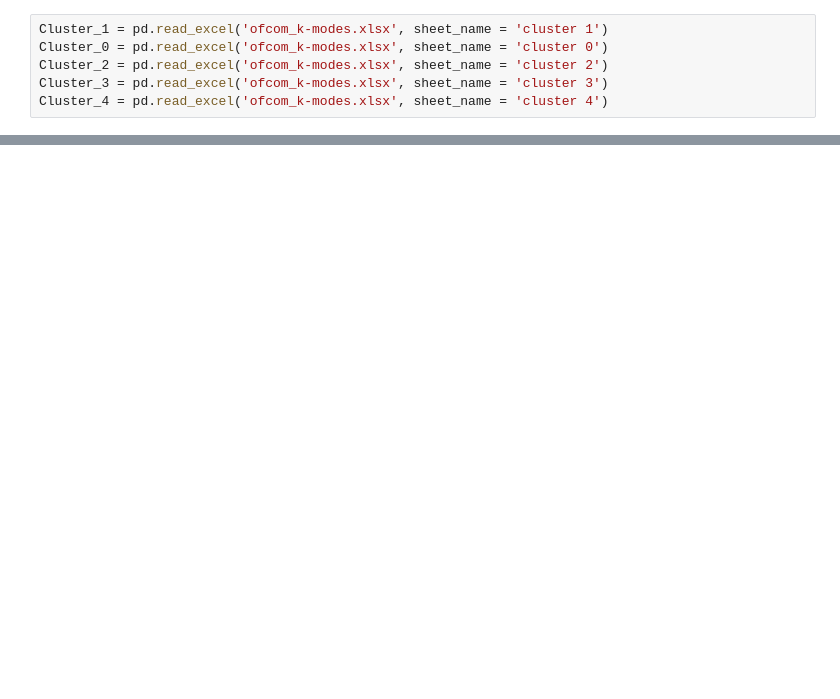
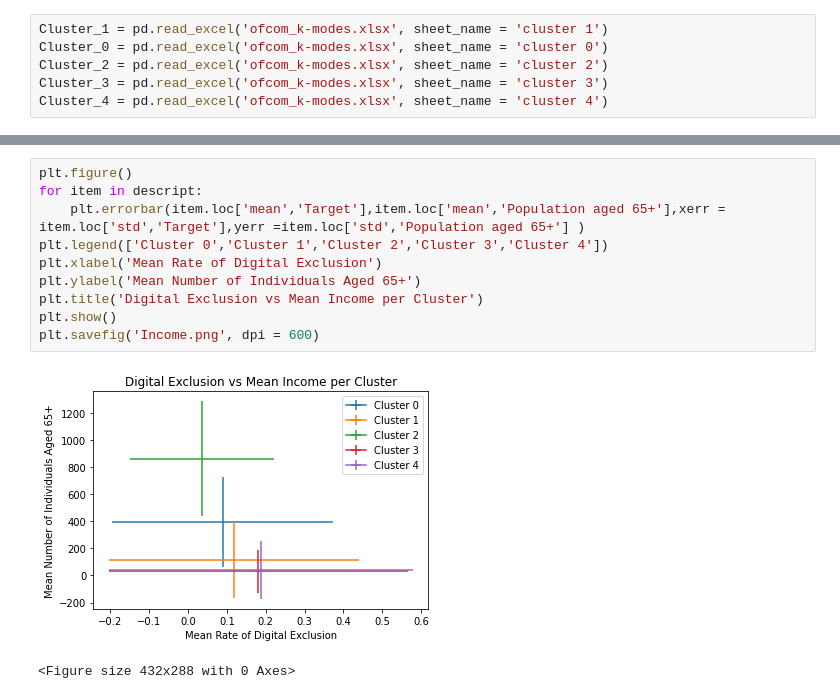
Before and after one commit to isabellebond/MScProject, a Jupyter notebook: geoplot.ipynb, the cells around one changed output, grey strips where cells are left out. Drawn from its saved outputs; the diff is of its cells as text; blank space fills up the shorter version.

```diff
--- a/geoplot.ipynb
+++ b/geoplot.ipynb
@@ -336,0 +327,13 @@ ValueError: Invalid character : found in sheet title
+# %%
+plt.figure()
+for item in descript:
+    plt.errorbar(item.loc['mean','Target'],item.loc['mean','Population aged 65+'],xerr = item.loc['std','Target'],yerr =item.loc['std','Population aged 65+'] )
+plt.legend(['Cluster 0','Cluster 1','Cluster 2','Cluster 3','Cluster 4'])
+plt.xlabel('Mean Rate of Digital Exclusion')
+plt.ylabel('Mean Number of Individuals Aged 65+')
+plt.title('Digital Exclusion vs Mean Income per Cluster')
+plt.show()
+plt.savefig('Income.png', dpi = 600)
+# %% [output]
+[figure, added]
+<Figure size 432x288 with 0 Axes>
```
Also changed, not shown: parts of 21 cells of this notebook, 6 other files.
